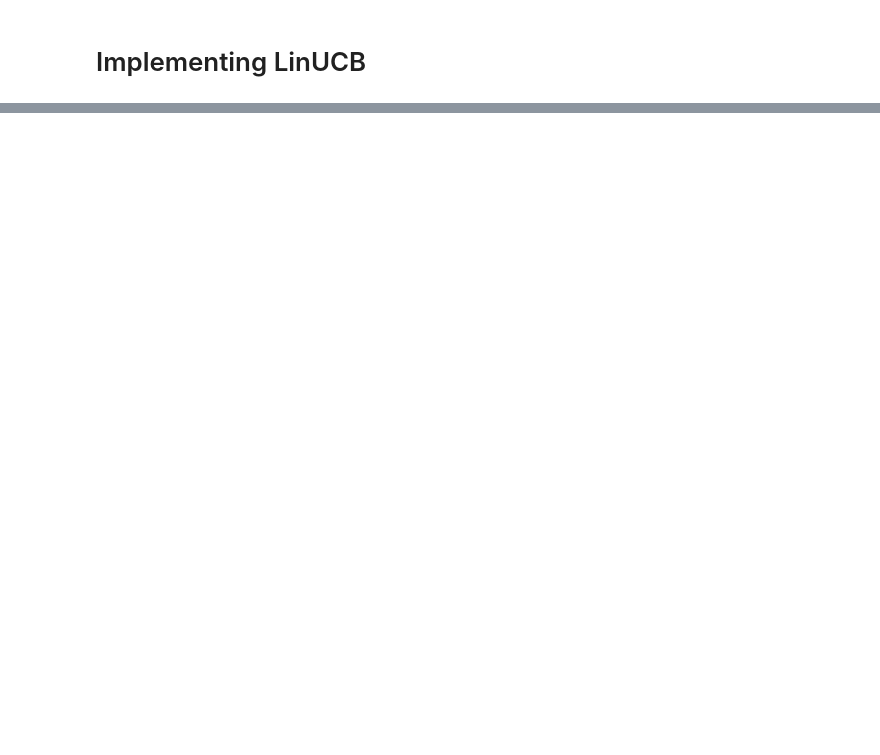
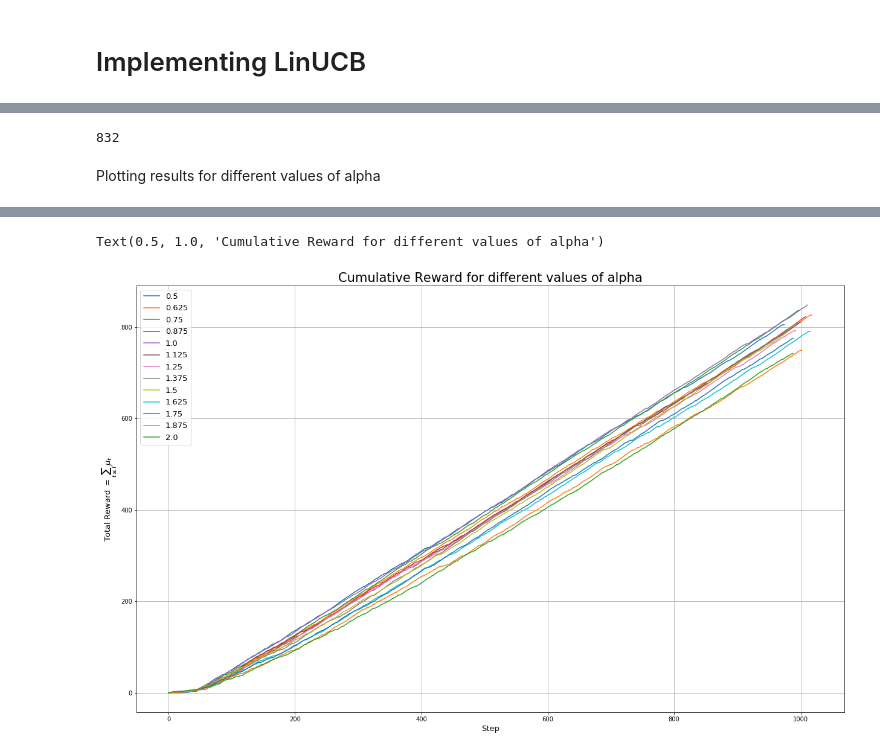
Before and after one commit to liamkesatoran/bandits, a Jupyter notebook: notebooks/LinUCB.ipynb, the cells around one changed output, grey strips where cells are left out. Drawn from its saved outputs; the diff is of its cells as text; code cells hidden in the pictures; blank space fills up the shorter version.

```diff
--- a/notebooks/LinUCB.ipynb
+++ b/notebooks/LinUCB.ipynb
@@ -348,0 +275,33 @@ Name: 0, dtype: float64
+# %%
+Cumulative_Reward[-1]
+# %% [output]
+832
+# %% [markdown]
+Plotting results for different values of alpha
+# %%
+%%time
+plt.figure(figsize=(21,13))
+
+Reward_Per_Alpha = []
+for alpha in np.linspace(0.5, 2, 13):
+    agent = LinUCB(n_arms=n_arms, n_features=n_features, alpha=alpha)
+    Rewards = []
+    for index in range(len(data)):
+        X = data.loc[index, features_columns]
+        X = X.values.reshape([-1,1])
+        selected_arm = agent.select_arm(X)
+        if selected_arm == data.loc[index, 'selected_arm']:
+            reward = data.loc[index, 'reward']
+            agent.add_observation(selected_arm, reward, X)
+            Rewards.append(reward)
+
+    Cumulative_Reward = np.array(Rewards).cumsum()
+    plt.plot(Cumulative_Reward, label=f'{alpha}')
+    Reward_Per_Alpha.append(Cumulative_Reward[-1])
+
+plt.legend(fontsize=13)
+plt.xlabel('Step', fontsize=13)
+plt.ylabel('Total Reward $= \sum_{t \leq T} \mu_t$', fontsize=13)
+plt.grid()
+plt.title('Cumulative Reward for different values of alpha',fontsize=21)
+# %% [output]
@@ -348,0 +310,2 @@ Name: 0, dtype: float64
+Text(0.5, 1.0, 'Cumulative Reward for different values of alpha')
+[figure, added]
```
Also changed, not shown: parts of 32 cells of this notebook, 2 other files.
